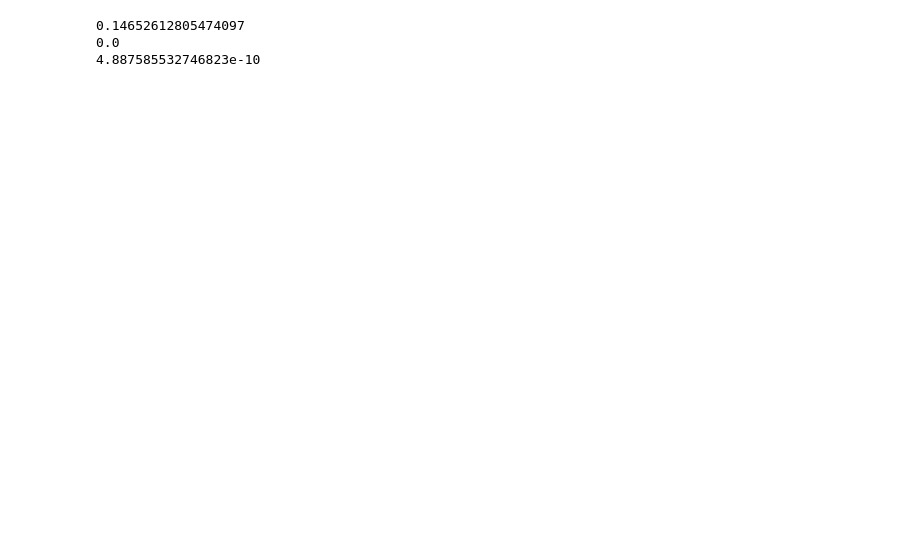
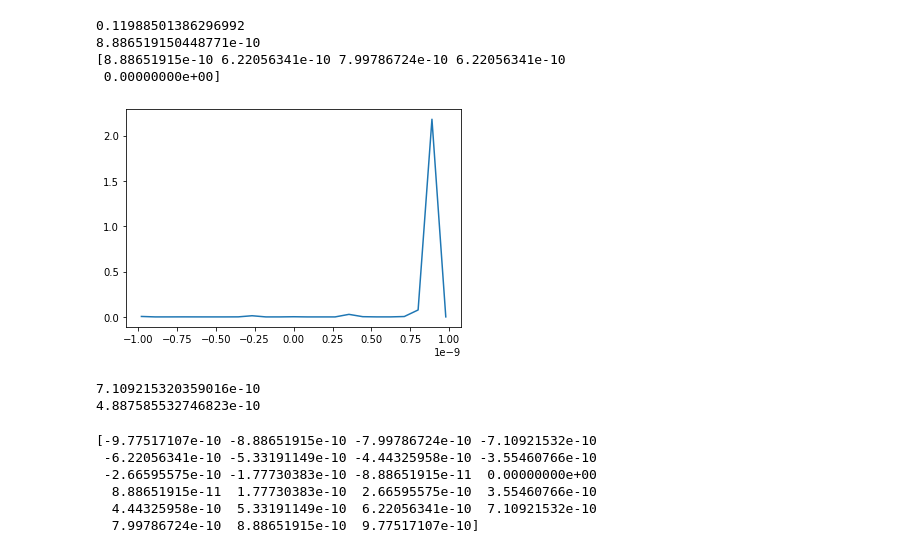
Before and after one commit to araujoUnb/GNSS_rep, a Jupyter notebook: test_folder/model_test.ipynb, the cells around one changed output. Drawn from its saved outputs; the diff is of its cells as text; code cells hidden in the pictures; blank space fills up the shorter version.

```diff
--- a/test_folder/model_test.ipynb
+++ b/test_folder/model_test.ipynb
@@ -36,8 +55,28 @@ rmse = estimator_model.rmse(tau_los)
+# %%
+print(estimator_model.rmse_angle(tau_los))
+print(estimator_model.tau_los_est)
+print(estimator_model.tau_est)
+# %% [output]
+0.11988501386296992
+8.886519150448771e-10
+[8.88651915e-10 6.22056341e-10 7.99786724e-10 6.22056341e-10
+ 0.00000000e+00]
+# %%
+estimator_model.plot_beta_tau()
+# %% [output]
+[figure, added]
 # %%
-print(rmse)
 print(estimator_model.tau_los_est)
 print(tau_los)
 # %% [output]
-0.14652612805474097
-0.0
+7.109215320359016e-10
 4.887585532746823e-10
+# %%
+print(estimator_model.tau_space)
+# %% [output]
+[-9.77517107e-10 -8.88651915e-10 -7.99786724e-10 -7.10921532e-10
+ -6.22056341e-10 -5.33191149e-10 -4.44325958e-10 -3.55460766e-10
+ -2.66595575e-10 -1.77730383e-10 -8.88651915e-11  0.00000000e+00
+  8.88651915e-11  1.77730383e-10  2.66595575e-10  3.55460766e-10
+  4.44325958e-10  5.33191149e-10  6.22056341e-10  7.10921532e-10
+  7.99786724e-10  8.88651915e-10  9.77517107e-10]
```
Also changed, not shown: parts of 17 cells of this notebook.
